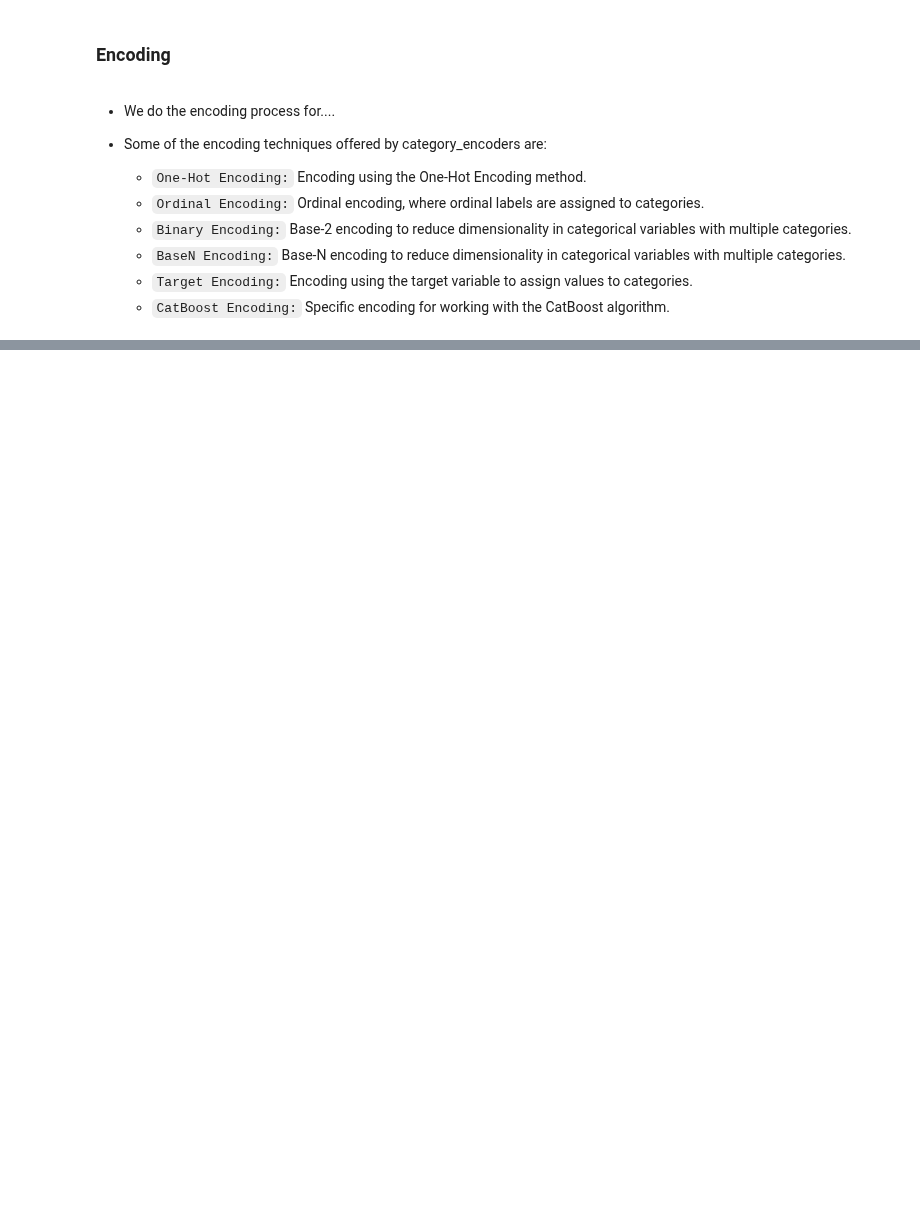
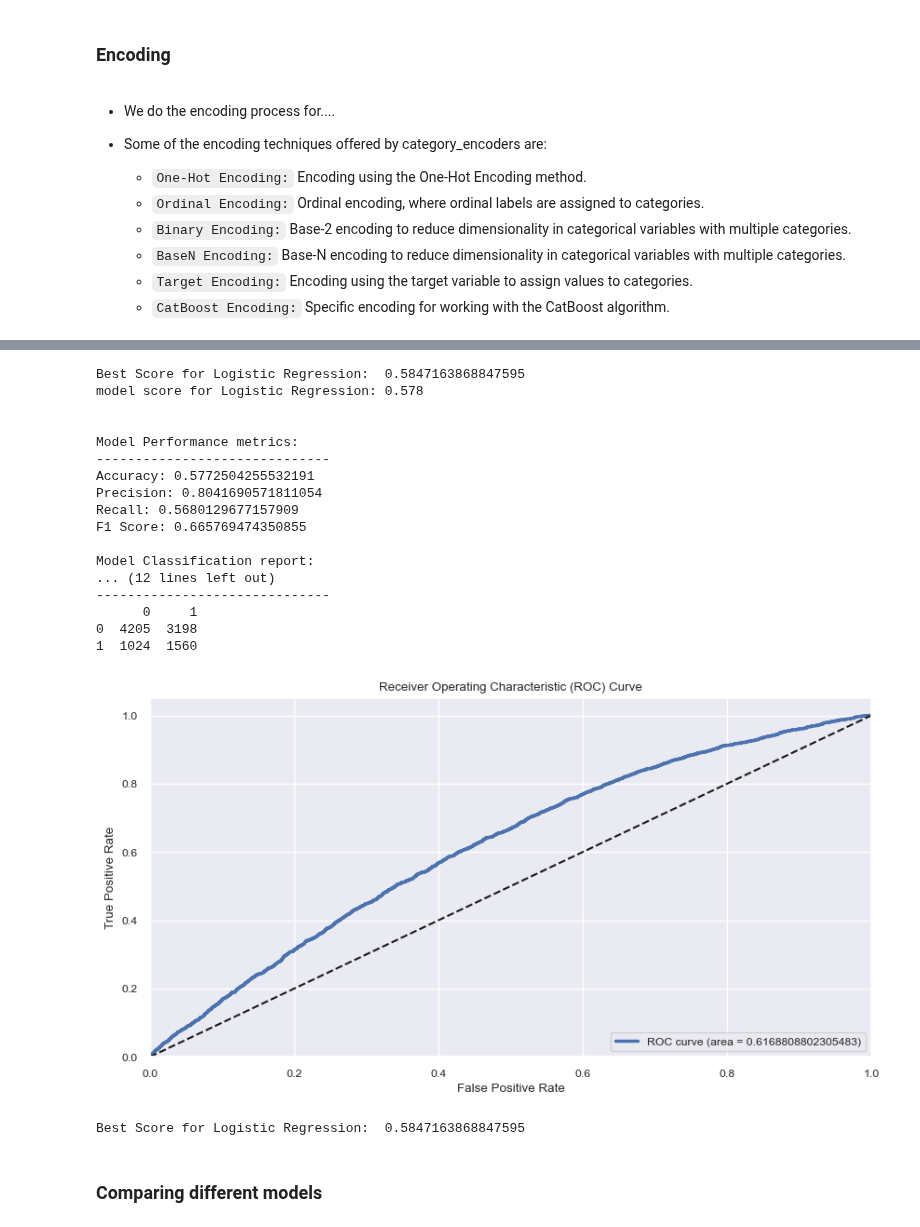
Before and after one commit to tutecode/credit-risk-analysis, a Jupyter notebook: src/notebooks/model_ml_model_dev_v0.ipynb, the cells around one changed output, grey strips where cells are left out. Saved outputs shown, nothing was run; the diff lists cells and outputs as text; code cells hidden in the pictures; blank space fills up the shorter version.

```diff
--- a/src/notebooks/model_ml_model_dev_v0.ipynb
+++ b/src/notebooks/model_ml_model_dev_v0.ipynb
@@ -68,6 +57,3 @@ app_normalized.head()
 | 3 | 15_30 | Web | F | married | 0 | PE | ... |
 | 4 | 1_14 | Web | M | married | 0 | RJ | ... |
 5 rows × 21 columns
-# %%
-app_normalized.drop(columns='PRODUCT', inplace=True)
-print(app_normalized.info())
@@ -102,6 +90,5 @@ None
     - `Target Encoding:` Encoding using the target variable to assign values to categories.
     - `CatBoost Encoding:` Specific encoding for working with the CatBoost algorithm.
 # %%
-reload(preprocessing)
-app_dum = preprocessing.encoding(app_normalized, True) # True for pandas get_dummies
-# app_enc = preprocessing.encoding(app_normalized, False) # False for different encoder
+# app_dum = preprocessing.encoding(app_normalized, True) # True for pandas get_dummies
+app_enc = preprocessing.encoding(app_normalized, False) # False for different encoder
@@ -115,2 +95,27 @@ app_dum = preprocessing.encoding(app_normalized, True) # True for pandas get_dum
+# %%
+# using get_dummies
+lr_model_enc = preprocessing.model_logistic_regression(app_enc, False)
+# %% [output]
+Best Score for Logistic Regression:  0.5847163868847595
+model score for Logistic Regression: 0.578
+
+
+Model Performance metrics:
+------------------------------
+Accuracy: 0.5772504255532191
+Precision: 0.8041690571811054
+Recall: 0.5680129677157909
+F1 Score: 0.665769474350855
+
+Model Classification report:
+... (12 lines left out)
+------------------------------
+      0     1
+0  4205  3198
+1  1024  1560
+[figure, added]
+Best Score for Logistic Regression:  0.5847163868847595
+# %% [markdown]
+### Comparing different models
 # %%
 reload(preprocessing)
```
Also changed, not shown: parts of 22 cells of this notebook, 6 other files.
